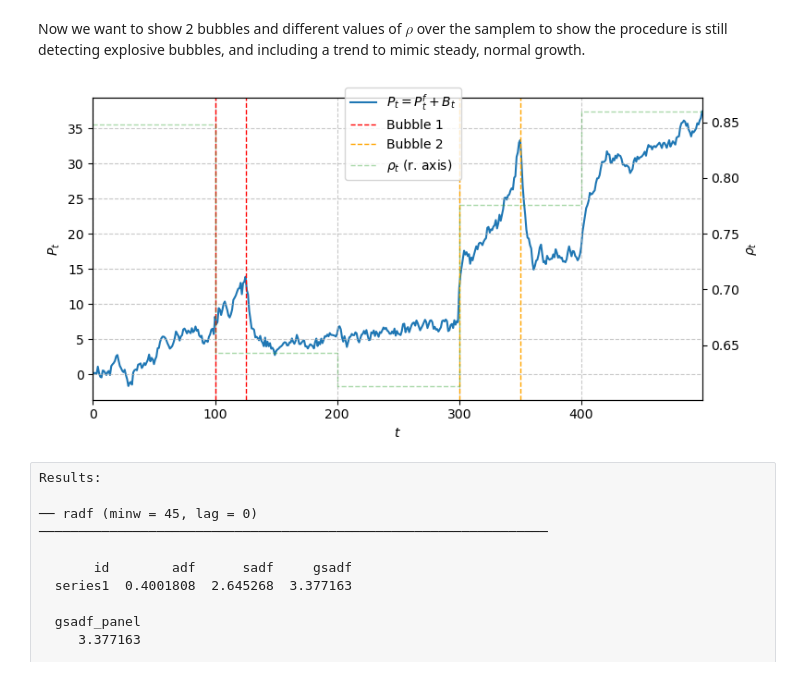
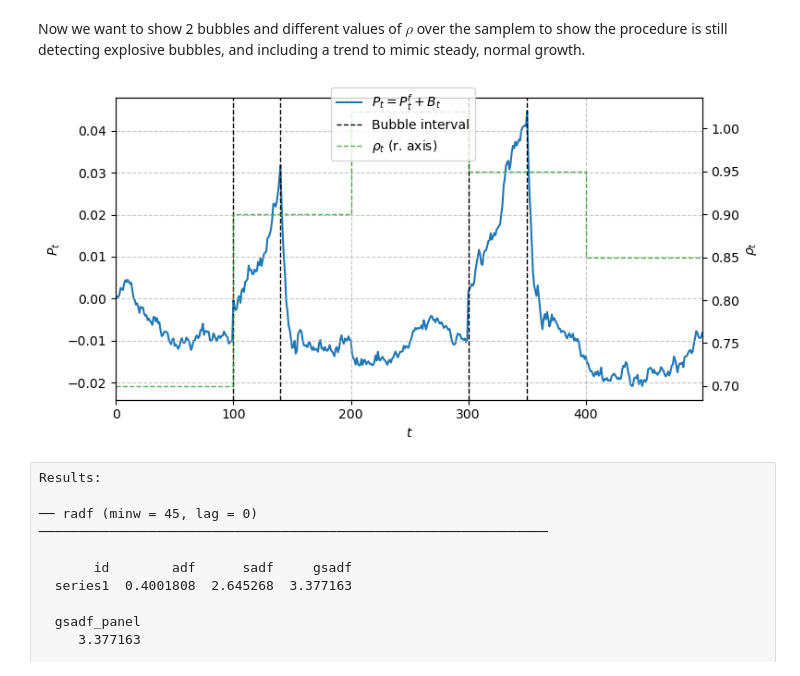
Before and after one commit to emilfriis/Bachelor, a Jupyter notebook: emil/simulations.ipynb, the cells around one changed output. Saved outputs shown, nothing was run; the diff lists cells and outputs as text; code cells hidden in the pictures.

```diff
--- a/emil/simulations.ipynb
+++ b/emil/simulations.ipynb
@@ -306,50 +274,56 @@ Now we want to show 2 bubbles and different values of $\rho$ over the samplem to
 T = 500
 Pf_tv, B_tv, P_tv = simulation_master.simulate_price_with_bubbles(
     T=T,
-    random_rho=True,
+    random_rho=False,
     rho_min=0.5,
     rho_max=1.0,
     rho_block_size=100,
-    trend_f=0.01,
+    P0=0.0,
+    mu_f=0.00,
+    sigma_f=0.001,
     include_bubble=True,
+    R=0.03,
+    sigma_b=0.001,
     t_start1=100,
-    t_end1=125,
-    B0_1=4.0,
+    t_end1=140,
+    B0_1=0.01,
     t_start2=300,
     t_end2=350,
-    B0_2=4.0,
+    B0_2=0.01,
     bubble_decay=0.8,
-    seed=123,
+    seed=42,
 )
 
 fig, ax1 = plt.subplots(figsize=(8, 4))
 
 # Left axis: price
 ax1.plot(P_tv.index, P_tv.values, label=r"$P_t = P_t^f + B_t$", color="tab:blue", zorder=1)
 ax1.set_xlabel("$t$")
 ax1.set_ylabel(r"$P_t$")
 ax1.tick_params(axis="y")
-ax1.axvline(100, color="red", linestyle="--", label="Bubble 1", linewidth=1)
-ax1.axvline(125, color="red", linestyle="--", linewidth=1)
-ax1.axvline(300, color="orange", linestyle="--", label="Bubble 2", linewidth=1)
-ax1.axvline(350, color="orange", linestyle="--", linewidth=1)
+ax1.axvline(100, color="black", linestyle="--", label="Bubble interval", linewidth=1)
+ax1.axvline(140, color="black", linestyle="--", linewidth=1)
+ax1.axvline(300, color="black", linestyle="--", linewidth=1)
+ax1.axvline(350, color="black", linestyle="--", linewidth=1)
 ax1.grid(True, linestyle="--", alpha=0.7)
 ax1.margins(x=0)
 
 # Right axis: rho_t
 ax2 = ax1.twinx()
-ax2.step(rho_tv.index, rho_tv.values, where="post", color="tab:green", label=r"$\rho_t$ (r. axis)", zorder=0, linestyle="--", alpha=0.4, linewidth=1)
+ax2.step(rho_tv.index, rho_tv.values, where="post", color="tab:green", label=r"$\rho_t$ (r. axis)", zorder=0, linestyle="--", alpha=0.8, linewidth=1)
 ax2.set_ylabel(r"$\rho_t$")
 ax2.tick_params(axis="y")
 ax2.set_zorder(0)
+
+
 fig.legend(loc="upper center")
 fig.tight_layout()
 plt.show()
 
 # download as csv
-P_tv.to_csv("../data/P_tv.csv", index=False)
+# P_tv.to_csv("../data/P_tv.csv", index=False)
 # %% [output]
-[figure, old version]
+[figure, new version]
 # %% [raw]
 Results:
 
```
Also changed, not shown: parts of 14 cells of this notebook, 17 other files.
